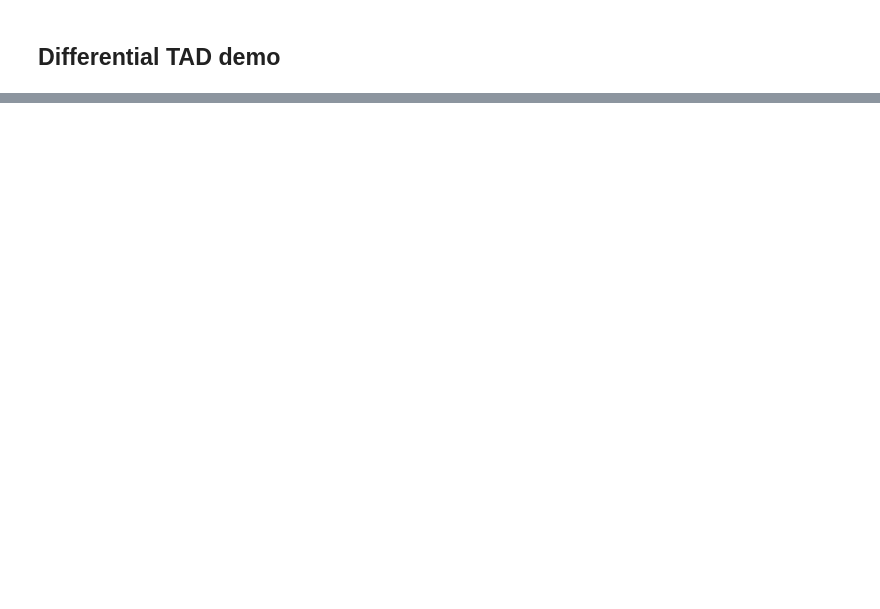
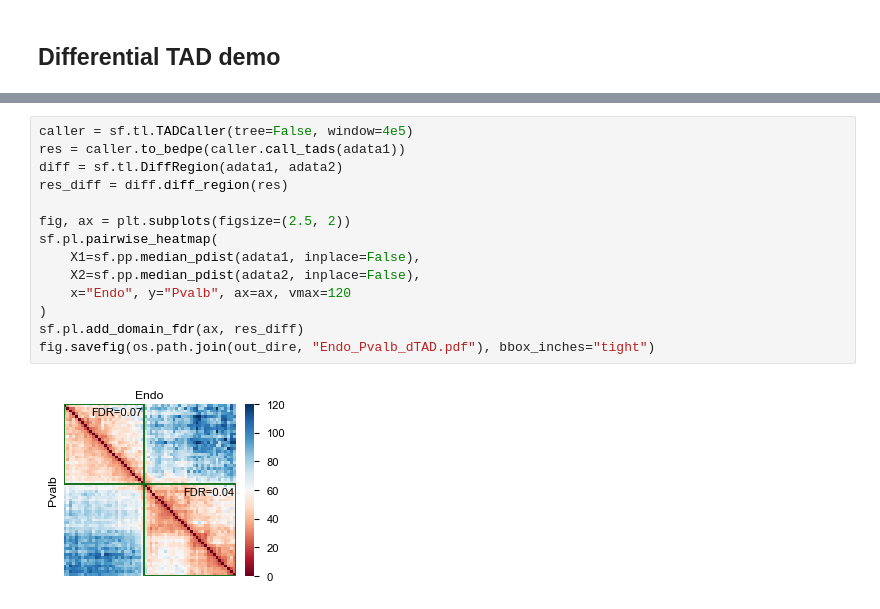
Before and after one commit to hyuyu104/ArcFISH, a Jupyter notebook: figures/3differential.ipynb, the cells around one changed output, grey strips where cells are left out. Saved outputs shown, nothing was run; the diff lists cells and outputs as text; blank space fills up the shorter version.

```diff
--- a/figures/3differential.ipynb
+++ b/figures/3differential.ipynb
@@ -193,0 +52,16 @@ fig.savefig(out_fname, bbox_inches="tight")
+# %%
+caller = sf.tl.TADCaller(tree=False, window=4e5)
+res = caller.to_bedpe(caller.call_tads(adata1))
+diff = sf.tl.DiffRegion(adata1, adata2)
+res_diff = diff.diff_region(res)
+
+fig, ax = plt.subplots(figsize=(2.5, 2))
+sf.pl.pairwise_heatmap(
+    X1=sf.pp.median_pdist(adata1, inplace=False),
+    X2=sf.pp.median_pdist(adata2, inplace=False),
+    x="Endo", y="Pvalb", ax=ax, vmax=120
+)
+sf.pl.add_domain_fdr(ax, res_diff)
+fig.savefig(os.path.join(out_dire, "Endo_Pvalb_dTAD.pdf"), bbox_inches="tight")
+# %% [output]
+[figure, added]
```
Also changed, not shown: parts of 31 cells of this notebook, 5 other files.
